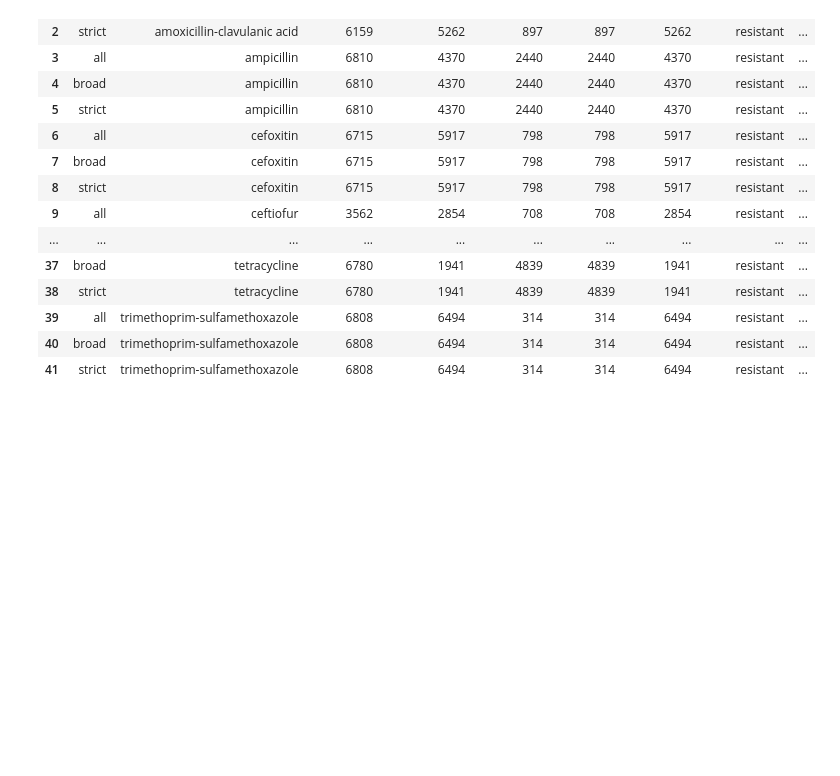
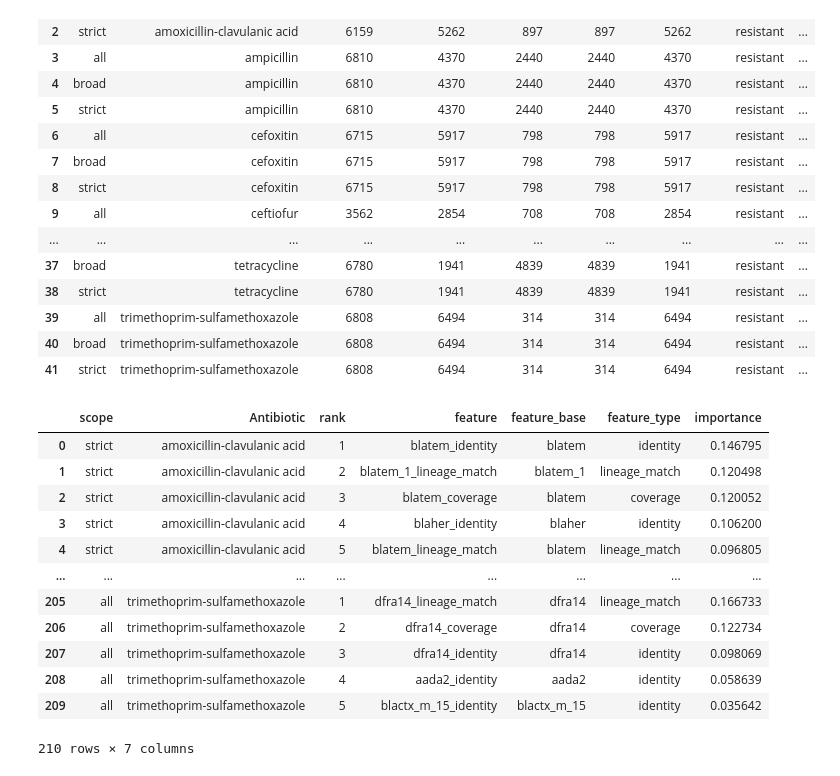
Before and after one commit to Pathogenemics/amr-prediction, a Jupyter notebook: notebook/output_exploration.ipynb, the cells around one changed output. Saved outputs shown, nothing was run; the diff lists cells and outputs as text; code cells hidden in the pictures; blank space fills up the shorter version.

```diff
--- a/notebook/output_exploration.ipynb
+++ b/notebook/output_exploration.ipynb
@@ -293,3 +310,20 @@ display(all_rows)
 | 39 | all | trimethoprim-sulfamethoxazole | 6808 | 6494 | 314 | 314 | 6494 | resistant | ... |
 | 40 | broad | trimethoprim-sulfamethoxazole | 6808 | 6494 | 314 | 314 | 6494 | resistant | ... |
 | 41 | strict | trimethoprim-sulfamethoxazole | 6808 | 6494 | 314 | 314 | 6494 | resistant | ... |
+# %%
+top_feature_preview = scope_top_features.groupby(['scope', 'Antibiotic'], group_keys=False).head(5).reset_index(drop=True)
+display(top_feature_preview)
+# %% [output]
+|  | scope | Antibiotic | rank | feature | feature_base | feature_type | importance |
+| 0 | strict | amoxicillin-clavulanic acid | 1 | blatem_identity | blatem | identity | 0.146795 |
+| 1 | strict | amoxicillin-clavulanic acid | 2 | blatem_1_lineage_match | blatem_1 | lineage_match | 0.120498 |
+| 2 | strict | amoxicillin-clavulanic acid | 3 | blatem_coverage | blatem | coverage | 0.120052 |
+| 3 | strict | amoxicillin-clavulanic acid | 4 | blaher_identity | blaher | identity | 0.106200 |
+| 4 | strict | amoxicillin-clavulanic acid | 5 | blatem_lineage_match | blatem | lineage_match | 0.096805 |
+| ... | ... | ... | ... | ... | ... | ... | ... |
+| 205 | all | trimethoprim-sulfamethoxazole | 1 | dfra14_lineage_match | dfra14 | lineage_match | 0.166733 |
+| 206 | all | trimethoprim-sulfamethoxazole | 2 | dfra14_coverage | dfra14 | coverage | 0.122734 |
+| 207 | all | trimethoprim-sulfamethoxazole | 3 | dfra14_identity | dfra14 | identity | 0.098069 |
+| 208 | all | trimethoprim-sulfamethoxazole | 4 | aada2_identity | aada2 | identity | 0.058639 |
+| 209 | all | trimethoprim-sulfamethoxazole | 5 | blactx_m_15_identity | blactx_m_15 | identity | 0.035642 |
+210 rows × 7 columns
```
Also changed, not shown: parts of 9 cells of this notebook, 17 other files.
